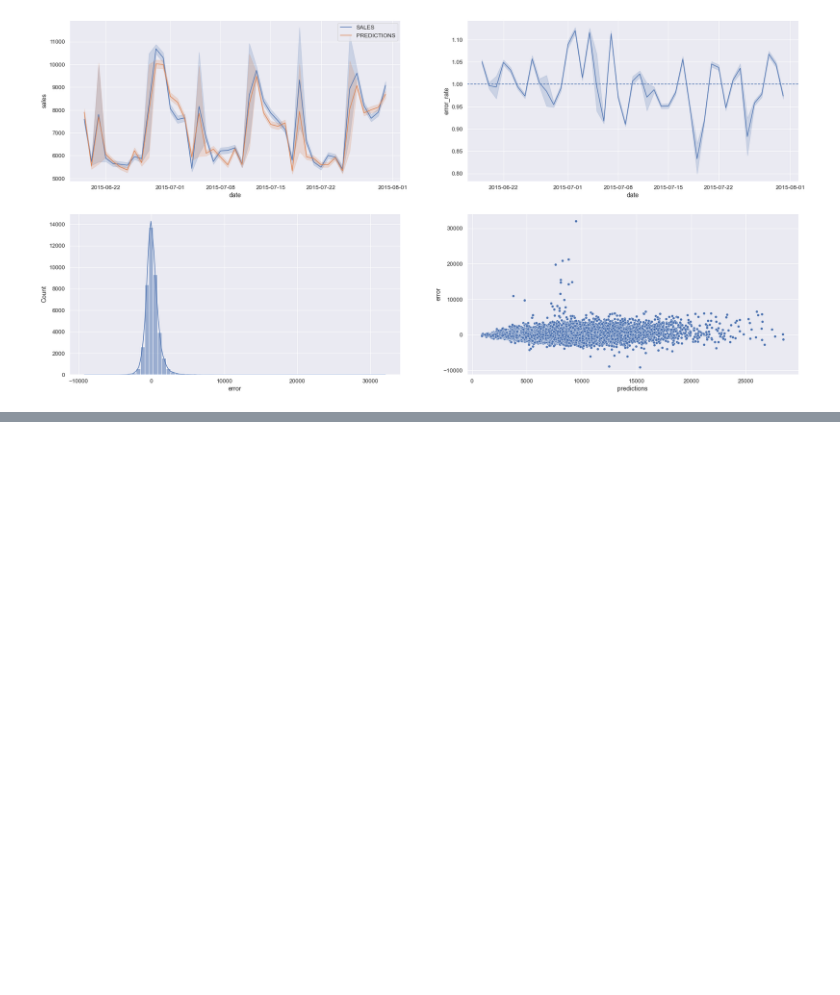
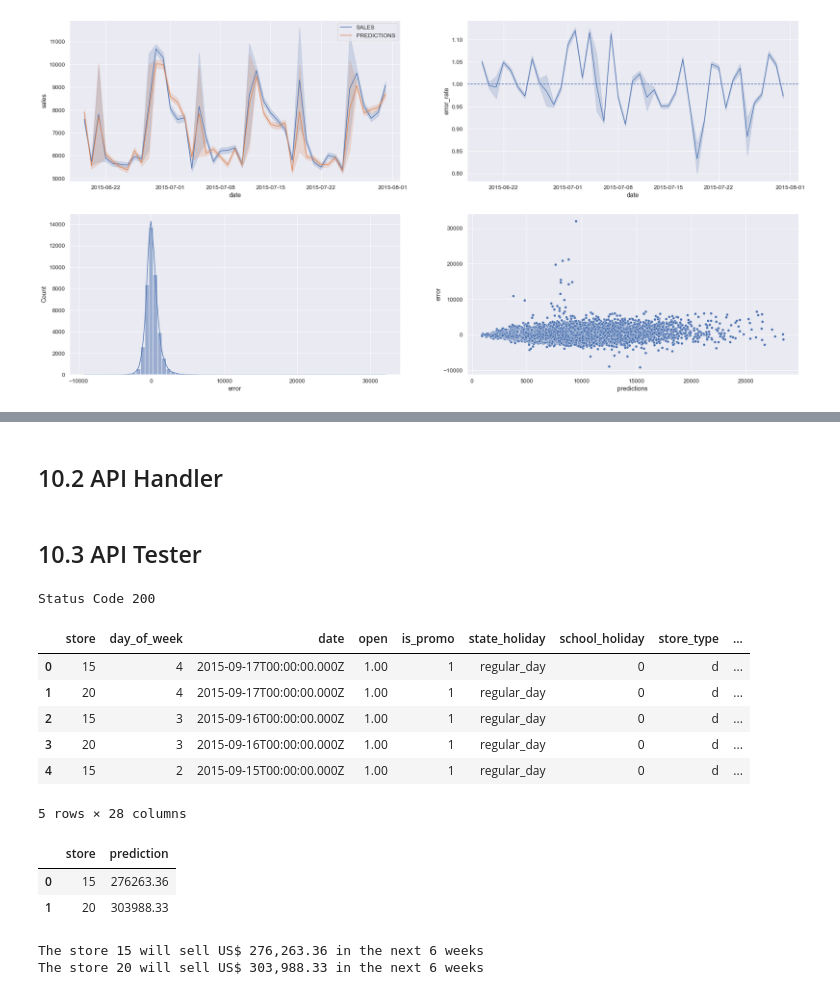
Before and after one commit to anaclaudialemos/drugstore_sales_prediction, a Jupyter notebook: drugstore_sales_prediction.ipynb, the cells around one changed output, grey strips where cells are left out. Drawn from its saved outputs; the diff is of its cells as text; code cells hidden in the pictures; blank space fills up the shorter version.

```diff
--- a/drugstore_sales_prediction.ipynb
+++ b/drugstore_sales_prediction.ipynb
@@ -1551,0 +1759,2 @@ sns.scatterplot(x='predictions', y='error', data=df9);
+# %% [markdown]
+## 10.2 API Handler
@@ -1551,0 +1815,60 @@ sns.scatterplot(x='predictions', y='error', data=df9);
+# %% [markdown]
+## 10.3 API Tester
+# %%
+import json
+
+# loading test dataset
+df10 = pd.read_csv('C:/Users/anacl/Documents/repos/drugstore_sales_prediction/data/raw/test.csv', low_memory=False)
+
+# merging df_test and df_store_raw (available at the beginning of the notbook)
+df_test = pd.merge(df10, df_store_raw, how='left', on='Store')
+
+# choosing one store for prediction
+df_test = df_test[df_test['Store'].isin([20, 15])]
+
+# deleting closed days
+df_test = df_test[df_test['Open']!= 0]
+df_test = df_test[~df_test.isnull()]
+
+df_test = df_test.drop('Id', axis=1)
+
+# converting df to json
+data = json.dumps(df_test.to_dict(orient='records'))
+# %%
+# API request
+
+# cloud test
+url = 'https://sales-predictions-for-rossmann.herokuapp.com/rossmann/prediction'
+
+header = {'Content-type': 'application/json'}
+data = json.dumps(df_test.to_dict(orient='records'))
+
+r = requests.post(url, data = data, headers = header)
+print(f'Status Code {r.status_code}')
+# %% [output]
+Status Code 200
+# %%
+# transform dataframe in json
+d1 = pd.DataFrame(r.json(), columns = r.json()[0].keys())
+d1.head() # prediction on the last column
+# %% [output]
+|  | store | day_of_week | date | open | is_promo | state_holiday | school_holiday | store_type | ... |
+| 0 | 15 | 4 | 2015-09-17T00:00:00.000Z | 1.00 | 1 | regular_day | 0 | d | ... |
+| 1 | 20 | 4 | 2015-09-17T00:00:00.000Z | 1.00 | 1 | regular_day | 0 | d | ... |
+| 2 | 15 | 3 | 2015-09-16T00:00:00.000Z | 1.00 | 1 | regular_day | 0 | d | ... |
+| 3 | 20 | 3 | 2015-09-16T00:00:00.000Z | 1.00 | 1 | regular_day | 0 | d | ... |
+| 4 | 15 | 2 | 2015-09-15T00:00:00.000Z | 1.00 | 1 | regular_day | 0 | d | ... |
+5 rows × 28 columns
+# %%
+d2 = d1[['store','prediction']].groupby('store').sum().reset_index()
+d2
+# %% [output]
+|  | store | prediction |
+| 0 | 15 | 276263.36 |
+| 1 | 20 | 303988.33 |
+# %%
+for i in range(len(d2)):
+    print(f"The store id {d2.loc[i,'store']} will sell US$ {d2.loc[i,'prediction']:,.2f} in the next 6 weeks")
+# %% [output]
+The store 15 will sell US$ 276,263.36 in the next 6 weeks
+The store 20 will sell US$ 303,988.33 in the next 6 weeks
```
Also changed, not shown: parts of 4 cells of this notebook.
